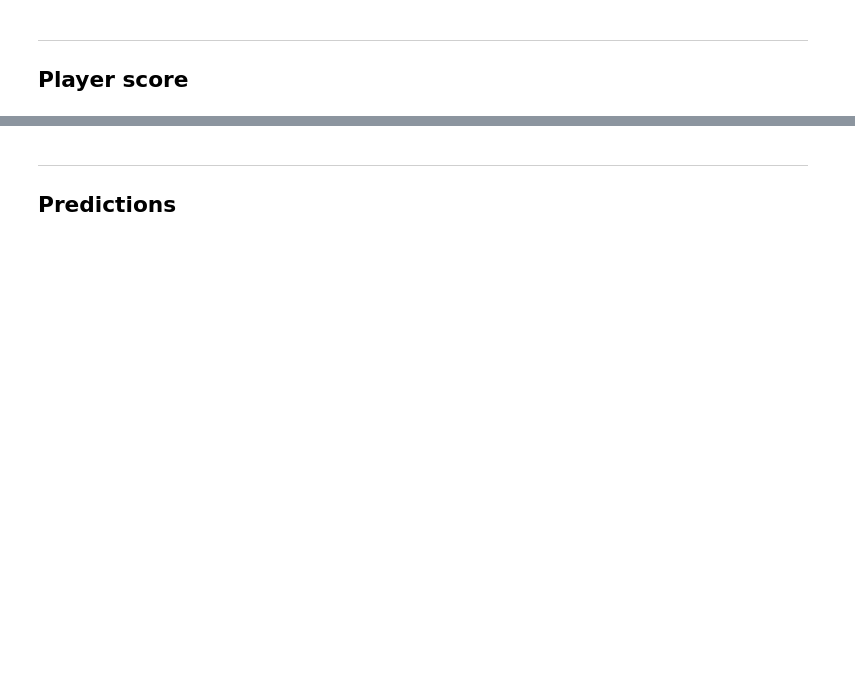
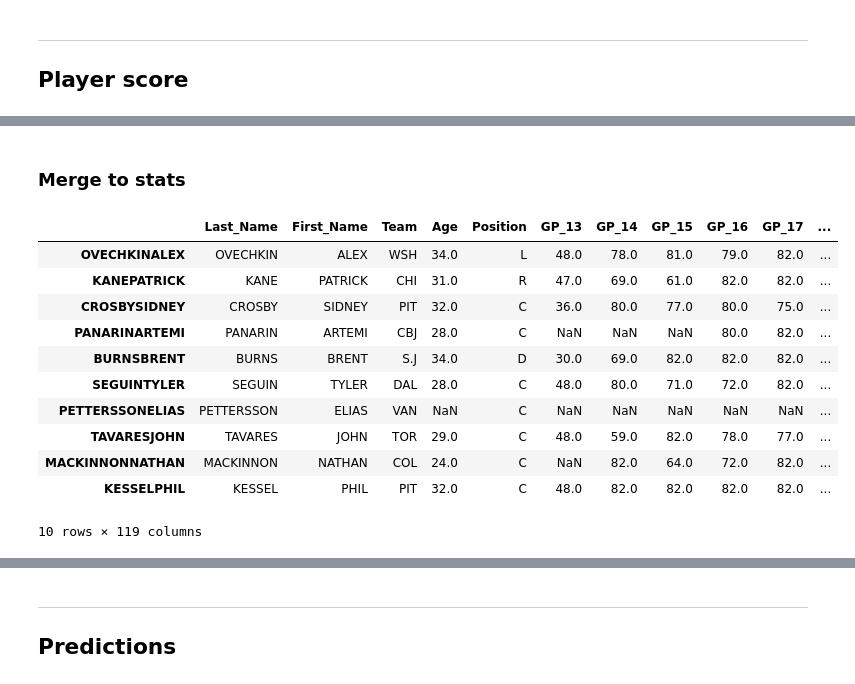
Before and after one commit to noiseux1523/NHL-Player-Projection, a Jupyter notebook: notebooks/Pool-Dataset.ipynb, the cells around one changed output, grey strips where cells are left out. Drawn from its saved outputs; the diff is of its cells as text; code cells hidden in the pictures; blank space fills up the shorter version.

```diff
--- a/notebooks/Pool-Dataset.ipynb
+++ b/notebooks/Pool-Dataset.ipynb
@@ -452,6 +714,7 @@ nhl['PTS/G_15'] = nhl.apply(lambda player: player.PTS_15/player.GP_15, axis=1)
 nhl['PTS/G_16'] = nhl.apply(lambda player: player.PTS_16/player.GP_16, axis=1)
 nhl['PTS/G_17'] = nhl.apply(lambda player: player.PTS_17/player.GP_17, axis=1)
 nhl['PTS/G_18'] = nhl.apply(lambda player: player.PTS_18/player.GP_18, axis=1)
+nhl['PTS/G_19'] = nhl.apply(lambda player: player.PTS_19/player.GP_19, axis=1)
 # %% [markdown]
 ### $/PTS
 # %%
@@ -955,0 +1024,12 @@ nhl['Team'] = nhl.Team.apply(lambda tm: str(tm).split(' ,')[-1])
+# %%
+lstm_preds = []
+for player in glob.glob('../LSTM-Neural-Network-for-Time-Series-Prediction/predictions/*.pkl'):
+    tmp = pd.read_pickle(player)
+    tmp = pd.DataFrame.from_dict(tmp, orient='index')
+    lstm_preds.append(tmp)
+lstm_preds = pd.concat(lstm_preds)
+lstm_preds['Player_Id'] = lstm_preds.apply(lambda x: x.name.split('.cs')[0].split('-')[-1], axis=1)
+lstm_preds['LSTM_full'] = lstm_preds.apply(lambda x: np.array(x['full-sequence']).sum(), axis=1)
+lstm_preds['LSTM_point'] = lstm_preds.apply(lambda x: np.array(x['point-by-point']).sum(), axis=1)
+lstm_preds.index.name = 'name'
+lstm_preds.head()
@@ -955,0 +1046,4 @@ nhl['Team'] = nhl.Team.apply(lambda tm: str(tm).split(' ,')[-1])
+# %%
+hmm_preds = pd.read_pickle('predictions_hmm_3years_for_1920.pkl')
+hmm_preds.index.name = 'name'
+hmm_preds.head()
@@ -955,0 +1060,3 @@ nhl['Team'] = nhl.Team.apply(lambda tm: str(tm).split(' ,')[-1])
+# %%
+predictions = lstm_preds.merge(hmm_preds, on='name')
+predictions.head()
@@ -956 +1071,46 @@ nhl['Team'] = nhl.Team.apply(lambda tm: str(tm).split(' ,')[-1])
+# %% [markdown]
+### Merge to stats
+# %%
+nhl['merge_on'] = nhl.apply(lambda player: re.sub(r'\W+', '', f'{player["First_Name"]}{player["Last_Name"]}').upper(), axis=1)
+predictions['merge_on'] = predictions.apply(lambda player: ''.join(player.name.split('-')[:-1]), axis=1)
+predictions.replace({'ALEXBURMISTROV': 'ALEXANDERBURMISTROV',
+                    'ALEXBURROWS': 'ALEXANDREBURROWS',
+                    'MIKECAMMALLERI': 'MICHAELCAMMALLERI',
+                    'ANTHONYDEANGELO': 'TONYDEANGELO',
+                    'CHRISDIDOMENICO': 'CHRISTOPHERDIDOMENICO',
+                    'ALEXANDEREDLER': 'ALEXEDLER',
+                    'TOBYENSTROM': 'TOBIASENSTROM',
+                    'MICHAELFERLAND': 'MICHEALFERLAND',
+                    'VINCENTHINNOSTROZA': 'VINNIEHINNOSTROZA',
+                    'NIKOLAYKULEMIN': 'NIKOLAIKULEMIN',
+                    'JONATHANAUDYMARCHESSAULT': 'JONATHANMARCHESSAULT',
+                    'MICHAELMATHESON': 'MIKEMATHESON',
+                    'JOSHUAMORRISSEY': 'JOSHMORRISSEY',
+                    'ALEXANDERPETROVIC': 'ALEXPETROVIC',
+                    'ALEXANDERRADULOV': 'ALEXRADULOV',
+                    'ALEXANDERWENNBERG': 'ALEXWENNBERG',
+                    'ALEXANDERSTEEN': 'ALEXSTEEN',
+                    'ALEXANDERKERFOOT': 'ALEXKERFOOT',
+                    'CHRISTOPHERTANEV': 'CHRISTANEV',
+                    'JTMILLER': 'JMILLER',
+                    'MITCHELLMARNER': 'MITCHMARNER',
+                    'PKSUBBAN': 'PSUBBAN',
+                    "RYANO'REILLY": 'RYANOREILLY',
+                    'TJOSHIE': 'TOSHIE'}, inplace=True)
+nhl = nhl.join(predictions.set_index('merge_on'), on='merge_on', lsuffix='_nhl', rsuffix='_preds')
+nhl = nhl.drop(['merge_on', 'multiple-sequences', 'full-sequence', 'point-by-point', 'train', 'test', 'nobs'], axis=1)
+nhl.sort_values('Score', ascending=False).head(10)
+# %% [output]
+|  | Last_Name | First_Name | Team | Age | Position | GP_13 | GP_14 | GP_15 | GP_16 | GP_17 | ... |
+| OVECHKINALEX | OVECHKIN | ALEX | WSH | 34.0 | L | 48.0 | 78.0 | 81.0 | 79.0 | 82.0 | ... |
+| KANEPATRICK | KANE | PATRICK | CHI | 31.0 | R | 47.0 | 69.0 | 61.0 | 82.0 | 82.0 | ... |
+| CROSBYSIDNEY | CROSBY | SIDNEY | PIT | 32.0 | C | 36.0 | 80.0 | 77.0 | 80.0 | 75.0 | ... |
+| PANARINARTEMI | PANARIN | ARTEMI | CBJ | 28.0 | C | NaN | NaN | NaN | 80.0 | 82.0 | ... |
+| BURNSBRENT | BURNS | BRENT | S.J | 34.0 | D | 30.0 | 69.0 | 82.0 | 82.0 | 82.0 | ... |
+| SEGUINTYLER | SEGUIN | TYLER | DAL | 28.0 | C | 48.0 | 80.0 | 71.0 | 72.0 | 82.0 | ... |
+| PETTERSSONELIAS | PETTERSSON | ELIAS | VAN | NaN | C | NaN | NaN | NaN | NaN | NaN | ... |
+| TAVARESJOHN | TAVARES | JOHN | TOR | 29.0 | C | 48.0 | 59.0 | 82.0 | 78.0 | 77.0 | ... |
+| MACKINNONNATHAN | MACKINNON | NATHAN | COL | 24.0 | C | NaN | 82.0 | 64.0 | 72.0 | 82.0 | ... |
+| KESSELPHIL | KESSEL | PHIL | PIT | 32.0 | C | 48.0 | 82.0 | 82.0 | 82.0 | 82.0 | ... |
+10 rows × 119 columns
 # %%
```
Also changed, not shown: parts of 156 cells of this notebook, 8 other files.
